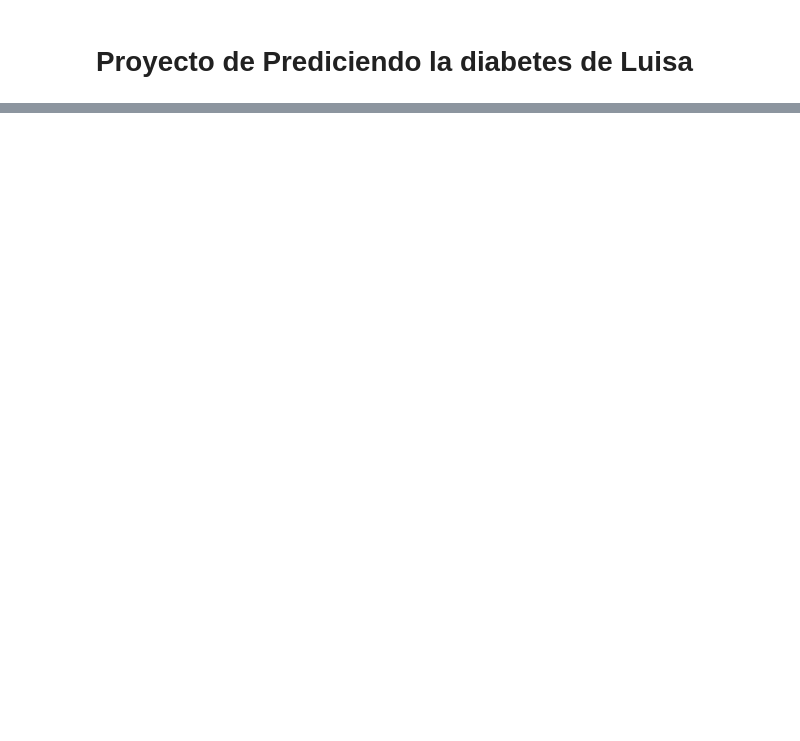
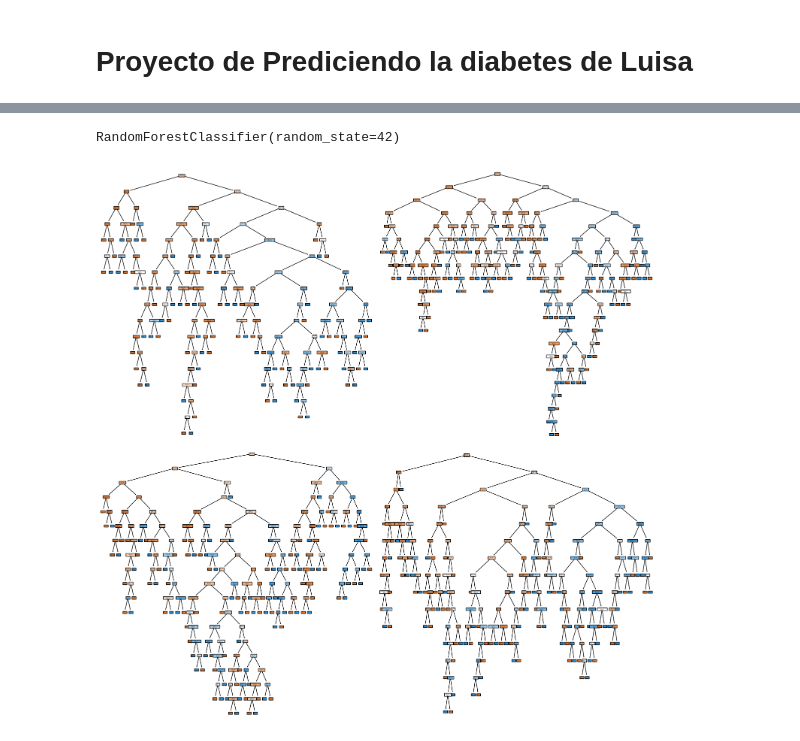
Before and after one commit to lmgarciag02/RANDOM-FOREST, a Jupyter notebook: src/explore.ipynb, the cells around one changed output, grey strips where cells are left out. Drawn from its saved outputs; the diff is of its cells as text; code cells hidden in the pictures; blank space fills up the shorter version.

```diff
--- a/src/explore.ipynb
+++ b/src/explore.ipynb
@@ -11,0 +3,10 @@ FileNotFoundError: [Errno 2] No such file or directory: '../data/processed/clean
+# %%
+import pandas as pd
+
+url_test = "https://raw.githubusercontent.com/DalynLC/RandomForest/main/data/processed/diabetes_test.csv"
+url_train = "https://raw.githubusercontent.com/DalynLC/RandomForest/main/data/processed/diabetes_train.csv"
+
+df_test = pd.read_csv(url_test)
+df_train = pd.read_csv(url_train)
+
+df_train.head()
@@ -11,0 +20,10 @@ FileNotFoundError: [Errno 2] No such file or directory: '../data/processed/clean
+# %%
+# Separar características (X) y etiquetas (y)
+X_train = df_train.drop(["Outcome"], axis=1)
+y_train = df_train["Outcome"]
+X_test = df_test.drop(["Outcome"], axis=1)
+y_test = df_test["Outcome"]
+
+# (Opcional) Verificación rápida
+print(X_train.head())
+print(y_train.head())
@@ -11,0 +50,23 @@ FileNotFoundError: [Errno 2] No such file or directory: '../data/processed/clean
+# %%
+from sklearn.ensemble import RandomForestClassifier
+
+model = RandomForestClassifier(random_state=42)
+model.fit(X_train, y_train)
+# %% [output]
+RandomForestClassifier(random_state=42)
+# %%
+import matplotlib.pyplot as plt
+from sklearn import tree
+
+fig, axis = plt.subplots(2, 2, figsize = (15, 15))
+
+# Mostrar los primeros 4 árboles generados (por defecto 100 árboles)
+tree.plot_tree(model.estimators_[0], ax = axis[0, 0], feature_names = list(X_train.columns), class_names = ["0", "1"], filled = True)
+tree.plot_tree(model.estimators_[1], ax = axis[0, 1], feature_names = list(X_train.columns), class_names = ["0", "1"], filled = True)
+tree.plot_tree(model.estimators_[2], ax = axis[1, 0], feature_names = list(X_train.columns), class_names = ["0", "1"], filled = True)
+tree.plot_tree(model.estimators_[3], ax = axis[1, 1], feature_names = list(X_train.columns), class_names = ["0", "1"], filled = True)
+
+plt.tight_layout()
+plt.show()
+# %% [output]
+[figure, added]
```
Also changed, not shown: parts of 13 cells of this notebook, 1 other file.
